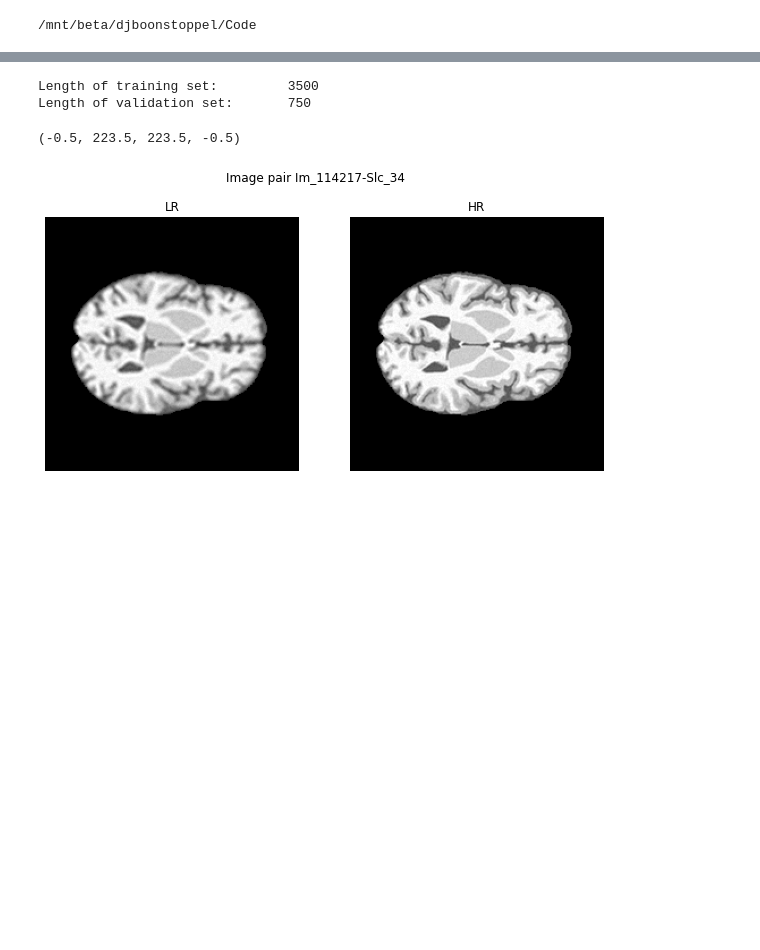
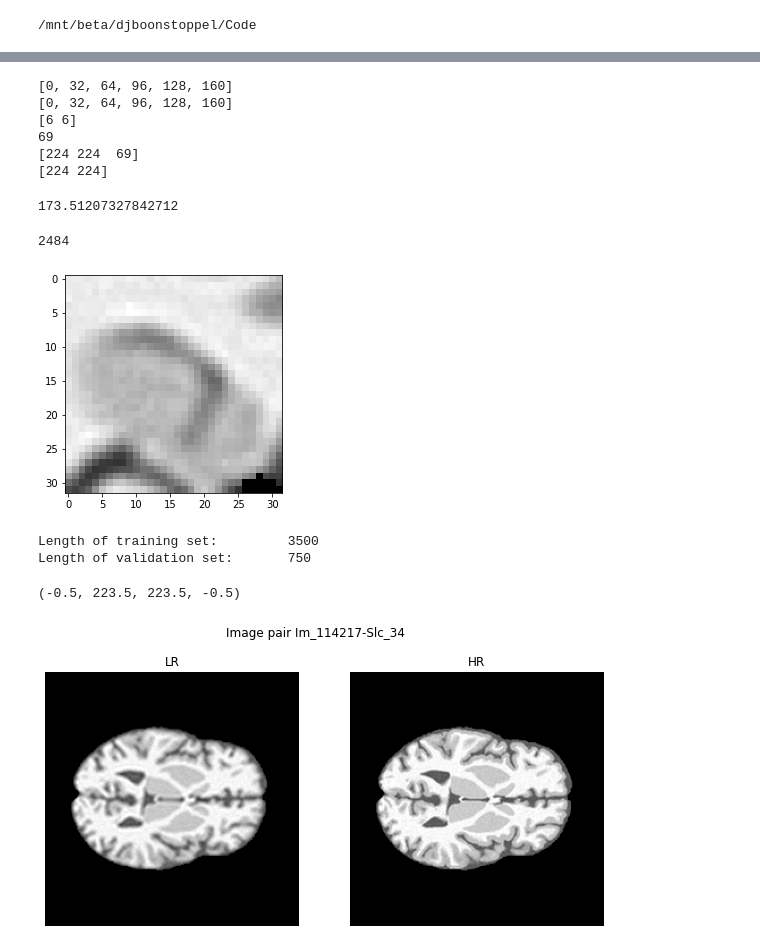
Before and after one commit to rienboonstoppel/SRGan, a Jupyter notebook: SRGAN.ipynb, the cells around one changed output, grey strips where cells are left out. Saved outputs shown, nothing was run; the diff lists cells and outputs as text; code cells hidden in the pictures; blank space fills up the shorter version.

```diff
--- a/SRGAN.ipynb
+++ b/SRGAN.ipynb
@@ -28,3 +34,51 @@ torch.cuda.empty_cache()
+# %%
+startArrayX,startArrayY,numberOfPatches,nrSlices,size03D,size0 = MakePatchStartArray(img.img()['LR'])
+print(startArrayX)
+print(startArrayX)
+print(numberOfPatches)
+print(nrSlices)
+print(size03D)
+print(size0)
+# %% [output]
+[0, 32, 64, 96, 128, 160]
+[0, 32, 64, 96, 128, 160]
+[6 6]
+69
+[224 224  69]
+[224 224]
+# %%
+import time
+
+start = time.time()
+
+patchSize = [32,32]
+z = 25
+patches = []
+for zi in range(size03D[2]):
+    for xi in range(numberOfPatches[0]):
+        startX = startArrayX[xi]
+        endX = startX + patchSize[0]
+        for yi in range(numberOfPatches[1]):
+            startY = startArrayY[yi]
+            endY = startY + patchSize[1]
+            patch = {
+                'start': [startX, startY],
+                'patch': img.img()['LR'][startX:endX, startY:endY, z],
+            }
+            patches.append(patch)
+
+end = time.time()
+print(end - start)
+# %% [output]
+173.51207327842712
+# %%
+
+# print(patches[0,0,25])
+plt.imshow(patches[15]['patch'], cmap='gray')
+print(len(patches))
+# %% [output]
+2484
+[figure, added]
 # %%
 std = 0.3548
 
```
Also changed, not shown: parts of 2 cells of this notebook, 2 other files.
